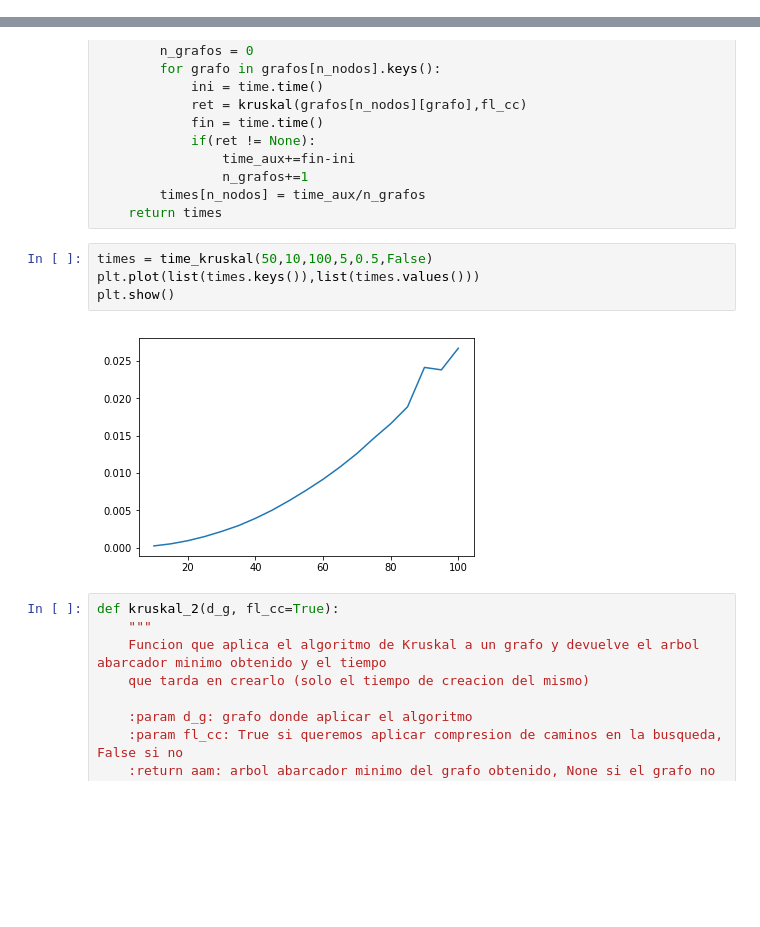
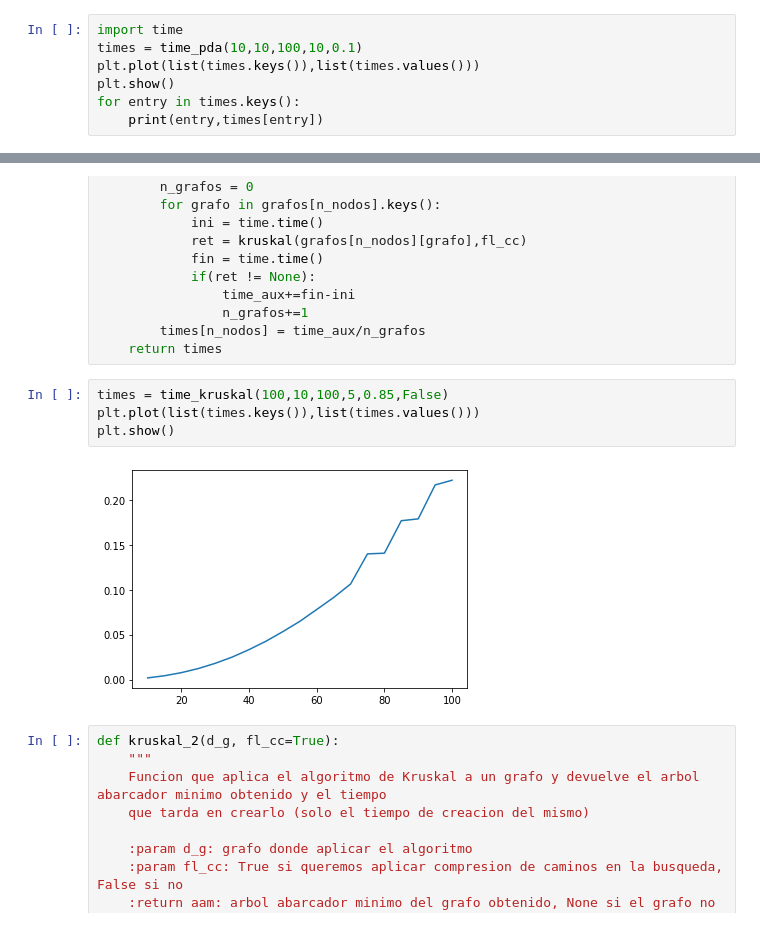
Before and after one commit to glorelvalle/DAALG, a Jupyter notebook: P2/P210.ipynb, the cells around one changed output, grey strips where cells are left out. Saved outputs shown, nothing was run; the diff lists cells and outputs as text; blank space fills up the shorter version.

```diff
--- a/P2/P210.ipynb
+++ b/P2/P210.ipynb
@@ -1030,0 +1063,7 @@ plt.show()
+# %%
+import time
+times = time_pda(10,10,100,10,0.1)
+plt.plot(list(times.keys()),list(times.values()))
+plt.show()
+for entry in times.keys():
+    print(entry,times[entry])
@@ -1061,11 +1112,11 @@ def time_kruskal(n_graphs, n_nodes_ini, n_nodes_fin, step, prob, fl_cc):
         times[n_nodos] = time_aux/n_grafos
     return times
 # %%
-times = time_kruskal(50,10,100,5,0.5,False)
+times = time_kruskal(100,10,100,5,0.85,False)
 plt.plot(list(times.keys()),list(times.values()))
 plt.show()
 # %% [output]
-[figure, old version]
+[figure, new version]
 # %%
 def kruskal_2(d_g, fl_cc=True):
     """
```
Also changed, not shown: parts of 4 cells of this notebook, 13 other files.
